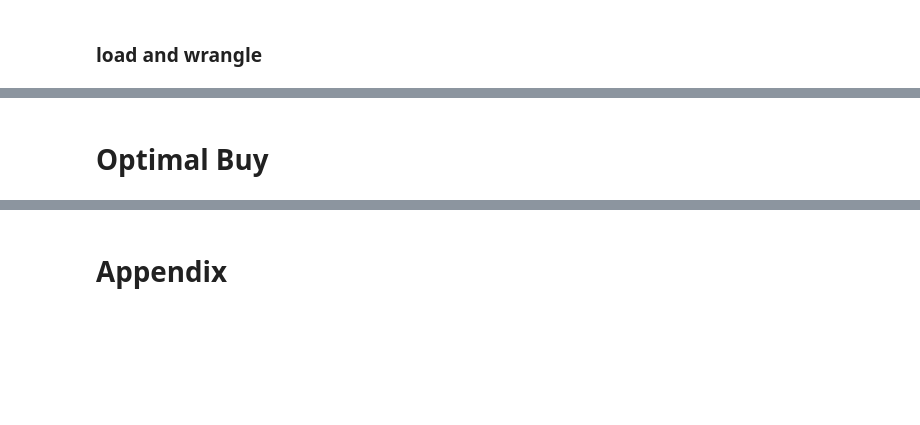
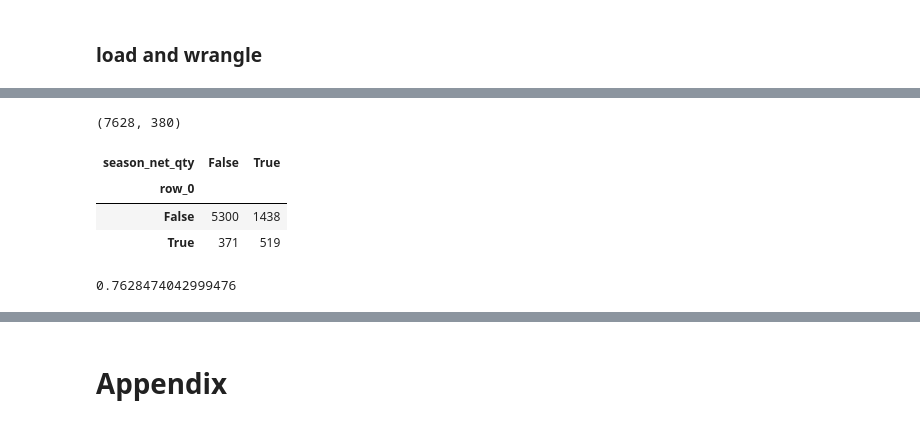
Before and after one commit to cwcomiskey/Misc, a Jupyter notebook: adidas/new_article_EDA.ipynb, the cells around one changed output, grey strips where cells are left out. Cells and saved outputs as stored; diff of their text form; code cells hidden in the pictures; blank space fills up the shorter version.

```diff
--- a/adidas/new_article_EDA.ipynb
+++ b/adidas/new_article_EDA.ipynb
@@ -536,5 +664,3 @@ dat = (
-# %%
-dat = dat[['article_number', 'brand', 'season', 'season_net_qty', 'corr_season_net_qty', 'avg_buy_availability',
-           'art_desc', 'sports_cat_desc', 'rmh_cat_desc', 'franchise',
-           'gender_desc', 'age_group_desc', 'prod_grp_desc', 'prod_type_desc',
-           'price', 'cost', 'margin']]
+# %%
+dat.isna().sum()
+dat = dat[~dat.art_desc.isna()]
@@ -579,0 +697,16 @@ y = dat_tree_dummies.corr_season_net_qty > 500
+# %%
+from sklearn.model_selection import train_test_split
+
+# subset = np.random.choice(dat.index, size = 15000, replace = False)
+# dat_tree = dat[dat.index.isin(subset)].copy()
+
+dat_tree = dat.copy()
+
+dat_tree = dat_tree[['season_net_qty', 'sports_cat_desc',
+                'rmh_cat_desc', 'franchise', 'gender_desc', 'age_group_desc',
+                'prod_grp_desc', 'prod_type_desc']]
+
+dat_tree = pd.get_dummies(dat_tree)
+
+# p = np.array([0, 50, 100, 150, 200, 300, 1000])
+# dat_mini.loc[:,'price_bin'] = pd.cut(dat_mini.price, bins = p)
@@ -580,15 +740,17 @@ y = dat_tree_dummies.corr_season_net_qty > 500
 # %%
 # Logistic regression on corr_net_qty > 500
+from sklearn.linear_model import LogisticRegression
 
-from sklearn.linear_model import LogisticRegression
-from sklearn.model_selection import train_test_split
+X = dat_tree.drop('season_net_qty', axis = 1)
+y = dat_tree.season_net_qty > 500
 
 X_train, X_test, y_train, y_test = train_test_split(X.values, y, random_state=42)
+
 logreg = LogisticRegression()
 logreg.fit(X_train, y_train)
 
-logreg.score(X_train, y_train)
-logreg.score(X_test, y_test) # 0.74
+logreg.score(X_train, y_train).round(3)
+logreg.score(X_test, y_test).round(3)
 
 # Could use this in combination with HS method to identify < 500 articles, then use lower percentile
 # %% [output]
@@ -611,4 +764,14 @@ dat_tree_dummies.head()
+# %%
+X_test.shape
+pd.crosstab(logreg.predict(X_test), y_test)
+
+(5300 + 519)/(7628)
+# %% [output]
+(7628, 380)
+| season_net_qty | False | True |
+| row_0 |  |  |
+| False | 5300 | 1438 |
+| True | 371 | 519 |
+0.7628474042999476
 # %%
 log_reg = pd.DataFrame(data = logreg.predict(dat_tree_dummies.loc[:, 'price':]), index = dat_tree.index, columns = ['>500'])
-# %% [markdown]
-# Optimal Buy
```
Also changed, not shown: parts of 118 cells of this notebook.
